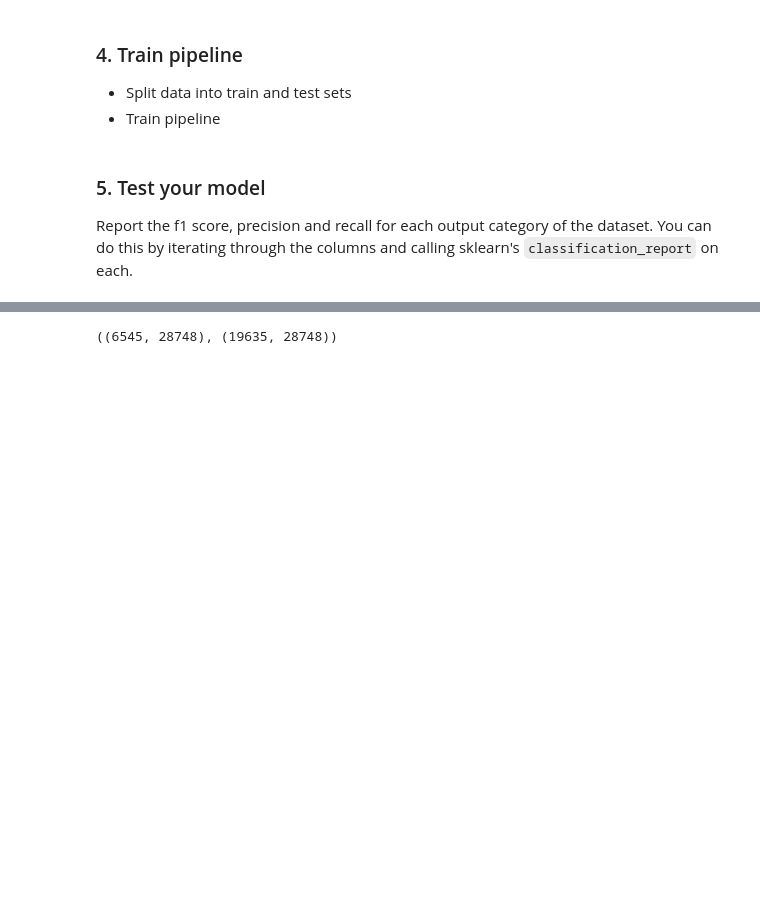
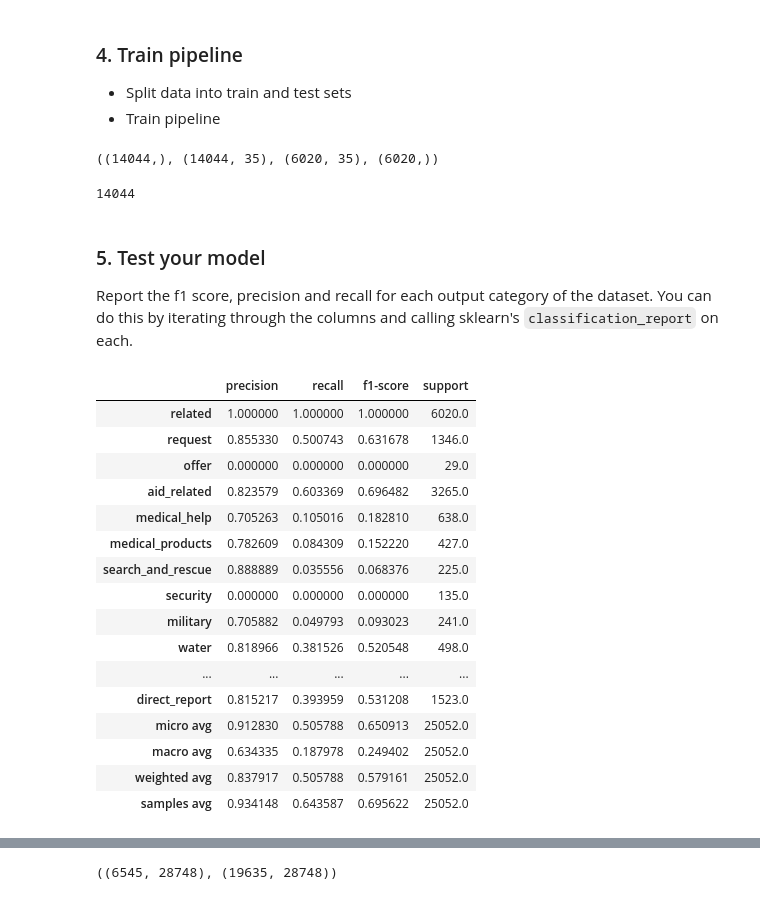
Before and after one commit to suebatista/Disaster-Response-Pipeline-Udacity, a Jupyter notebook: ML Pipeline Preparation.ipynb, the cells around one changed output, grey strips where cells are left out. Cells and saved outputs as stored; diff of their text form; code cells hidden in the pictures; blank space fills up the shorter version.

```diff
--- a/ML Pipeline Preparation.ipynb
+++ b/ML Pipeline Preparation.ipynb
@@ -166 +169,9 @@ Y_train, Y_test = np.ma.make_mask(Y_train, shrink=False), np.ma.make_mask(Y_test
+# %%
+x_train.shape, y_train.shape, y_test.shape, x_test.shape
+# %% [output]
+((14044,), (14044, 35), (6020, 35), (6020,))
+# %%
+y_train[:,0].sum()
+# %% [output]
+14044
 # %%
@@ -177,4 +188,24 @@ report = metrics.classification_report(Y_test, Y_pred, target_names = target_nam
 report = pd.DataFrame(report).transpose()
+# %%
+report
+# %% [output]
+|  | precision | recall | f1-score | support |
+| related | 1.000000 | 1.000000 | 1.000000 | 6020.0 |
+| request | 0.855330 | 0.500743 | 0.631678 | 1346.0 |
+| offer | 0.000000 | 0.000000 | 0.000000 | 29.0 |
+| aid_related | 0.823579 | 0.603369 | 0.696482 | 3265.0 |
+| medical_help | 0.705263 | 0.105016 | 0.182810 | 638.0 |
+| medical_products | 0.782609 | 0.084309 | 0.152220 | 427.0 |
+| search_and_rescue | 0.888889 | 0.035556 | 0.068376 | 225.0 |
+| security | 0.000000 | 0.000000 | 0.000000 | 135.0 |
+| military | 0.705882 | 0.049793 | 0.093023 | 241.0 |
+| water | 0.818966 | 0.381526 | 0.520548 | 498.0 |
+| ... | ... | ... | ... | ... |
+| direct_report | 0.815217 | 0.393959 | 0.531208 | 1523.0 |
+| micro avg | 0.912830 | 0.505788 | 0.650913 | 25052.0 |
+| macro avg | 0.634335 | 0.187978 | 0.249402 | 25052.0 |
+| weighted avg | 0.837917 | 0.505788 | 0.579161 | 25052.0 |
+| samples avg | 0.934148 | 0.643587 | 0.695622 | 25052.0 |
 # %%
 report['support'].sort_values()
 # %% [output]
```
Also changed, not shown: parts of 14 cells of this notebook.
